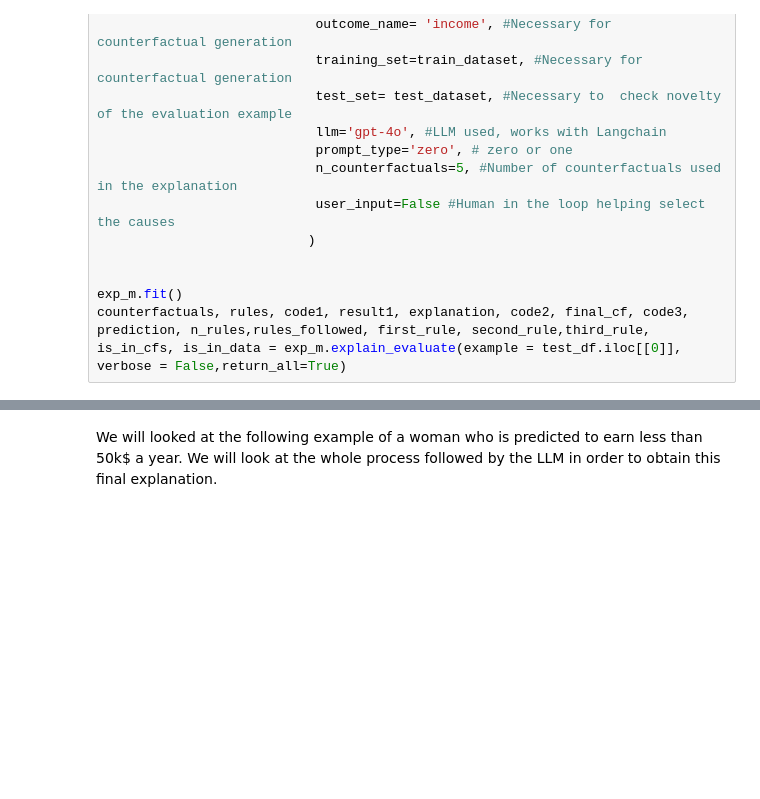
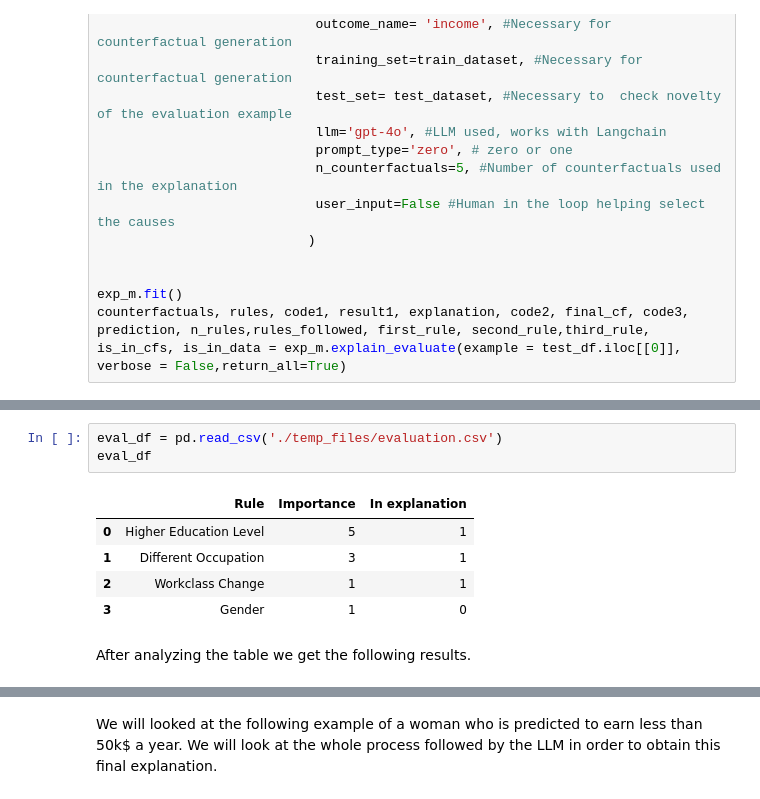
Before and after one commit to arturofredes/HI-AI-KDD24-LMM-4-CFs-Explanation, a Jupyter notebook: examples.ipynb, the cells around one changed output, grey strips where cells are left out. Cells and saved outputs as stored; diff of their text form; blank space fills up the shorter version.

```diff
--- a/examples.ipynb
+++ b/examples.ipynb
@@ -41,0 +202,11 @@ counterfactuals, rules, code1, result1, explanation, code2, final_cf, code3, pre
+# %%
+eval_df = pd.read_csv('./temp_files/evaluation.csv')
+eval_df
+# %% [output]
+|  | Rule | Importance | In explanation |
+| 0 | Higher Education Level | 5 | 1 |
+| 1 | Different Occupation | 3 | 1 |
+| 2 | Workclass Change | 1 | 1 |
+| 3 | Gender | 1 | 0 |
+# %% [markdown]
+After analyzing the table we get the following results.
```
Also changed, not shown: parts of 46 cells of this notebook, 7 other files.
